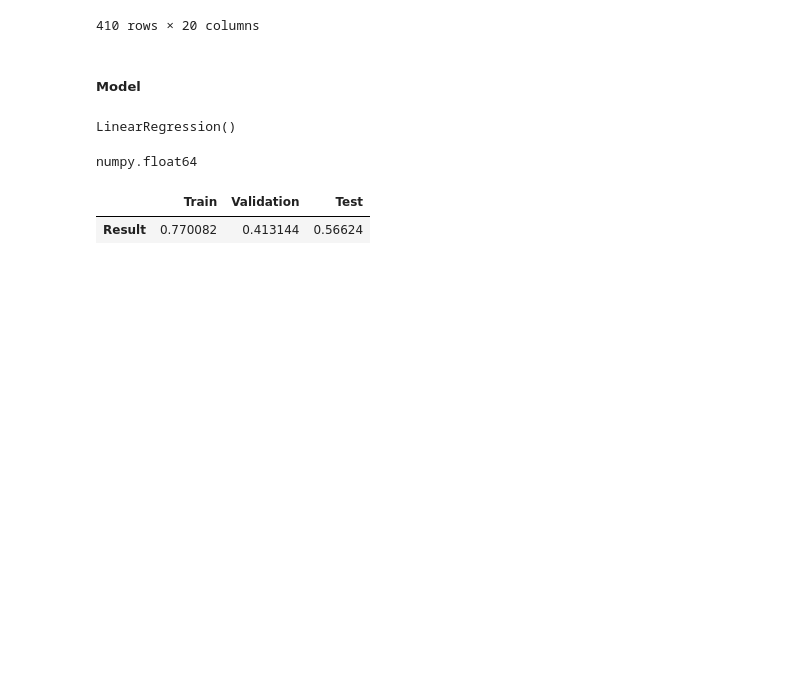
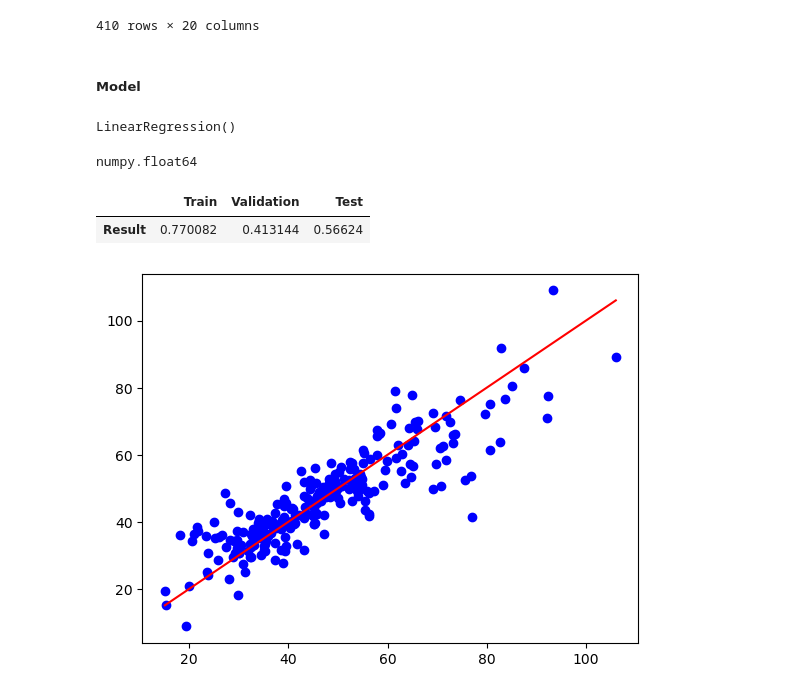
Before and after one commit to CrisMagdziak/Train_Traffic_Python, a Jupyter notebook: Trains_Project_v1.1.ipynb, the cells around one changed output. Saved outputs shown, nothing was run; the diff lists cells and outputs as text; code cells hidden in the pictures; blank space fills up the shorter version.

```diff
--- a/Trains_Project_v1.1.ipynb
+++ b/Trains_Project_v1.1.ipynb
@@ -1030,3 +1030,9 @@ scores
 # %% [output]
 |  | Train | Validation | Test |
 | Result | 0.770082 | 0.413144 | 0.56624 |
+# %%
+plt.scatter(y_train, y_pred, color='blue', label='Predicted')
+plt.plot([y_train.min(), y_train.max()], [y_train.min(), y_train.max()], color='red')
+plt.show()
+# %% [output]
+[figure, added]
```
